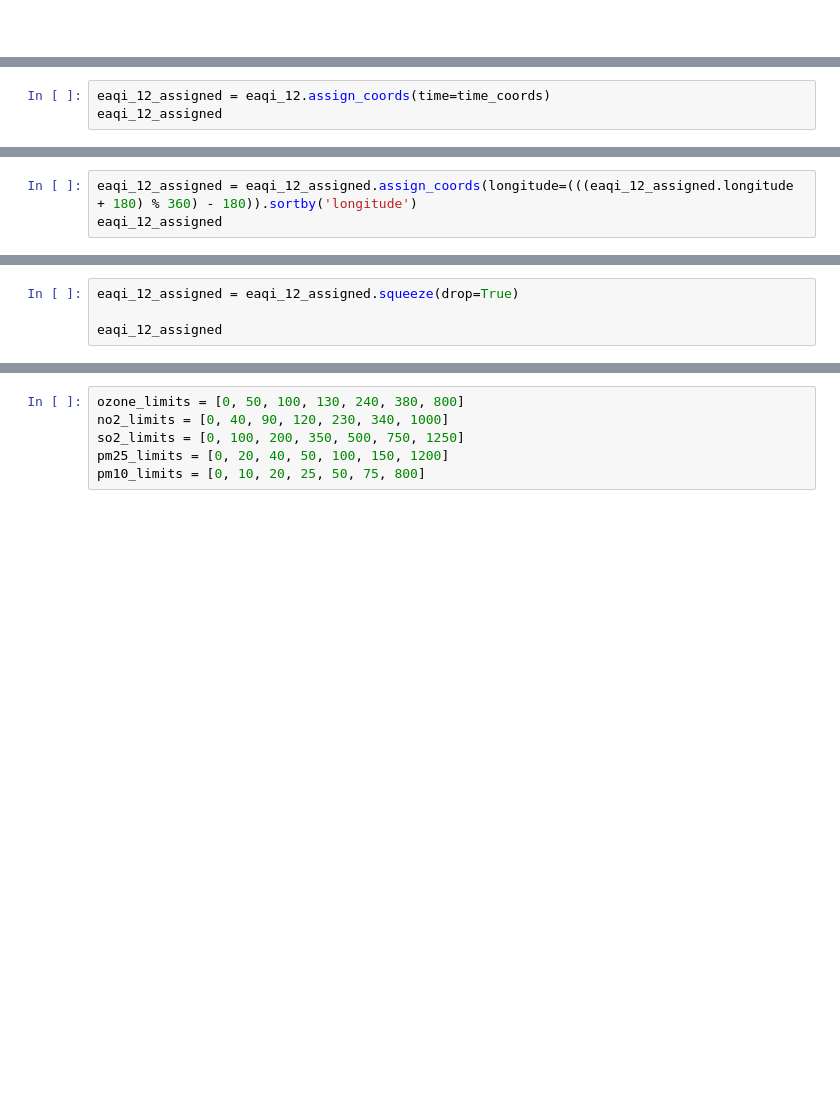
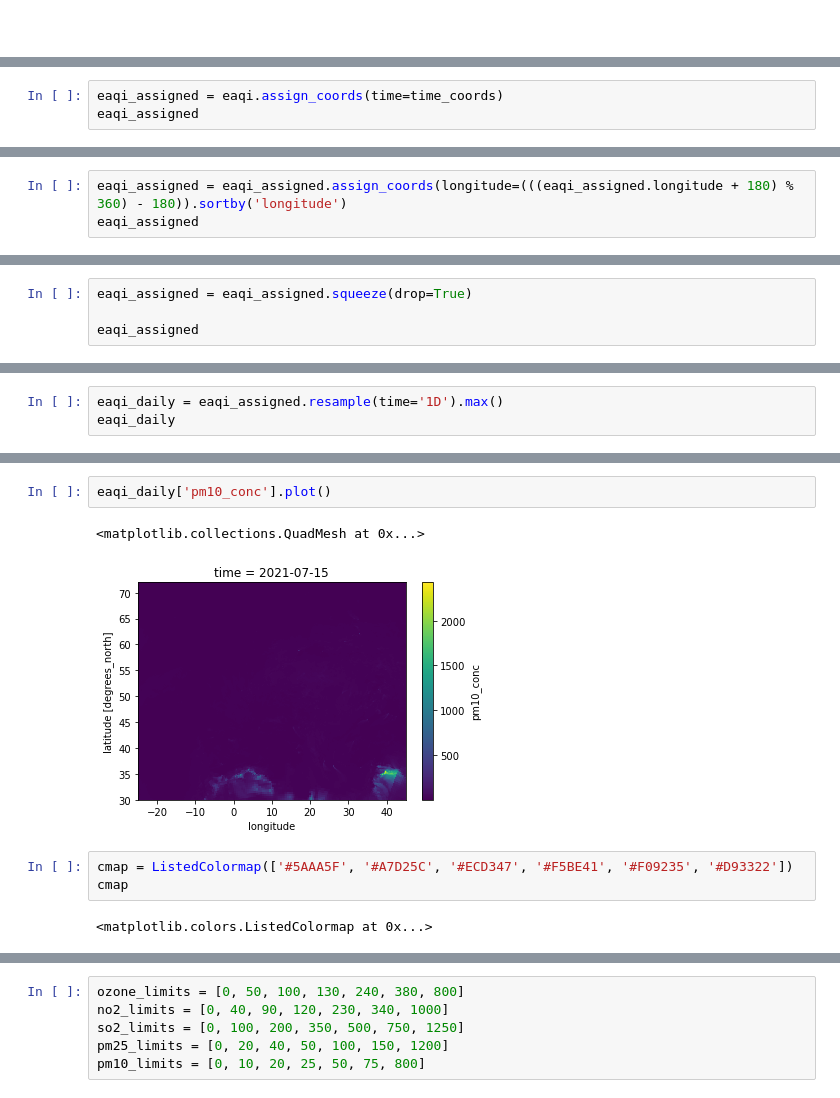
Before and after one commit to ecmwf-projects/copernicus-training, a Jupyter notebook: 215_cams_european_air_quality_index.ipynb, the cells around one changed output, grey strips where cells are left out. Saved outputs shown, nothing was run; the diff lists cells and outputs as text; blank space fills up the shorter version.

```diff
--- a/215_cams_european_air_quality_index.ipynb
+++ b/215_cams_european_air_quality_index.ipynb
@@ -143,5 +228,5 @@ DatetimeIndex(['2020-12-01 00:00:00', '2020-12-01 01:00:00',
 # %%
-eaqi_12_assigned = eaqi_12.assign_coords(time=time_coords)
-eaqi_12_assigned
+eaqi_assigned = eaqi.assign_coords(time=time_coords)
+eaqi_assigned
 # %% [output]
 <xarray.Dataset>
@@ -162,7 +247,7 @@ Data variables:
     summary:      EURAD model hourly ANALYSIS of NO2/O3/PM10/PM25/SO2 concent...
     project:      MACC-RAQ (http://macc-raq.gmes-atmosphere.eu)
 # %%
-eaqi_12_assigned = eaqi_12_assigned.assign_coords(longitude=(((eaqi_12_assigned.longitude + 180) % 360) - 180)).sortby('longitude')
-eaqi_12_assigned
+eaqi_assigned = eaqi_assigned.assign_coords(longitude=(((eaqi_assigned.longitude + 180) % 360) - 180)).sortby('longitude')
+eaqi_assigned
 # %% [output]
 <xarray.Dataset>
@@ -183,8 +268,8 @@ Data variables:
     summary:      EURAD model hourly ANALYSIS of NO2/O3/PM10/PM25/SO2 concent...
     project:      MACC-RAQ (http://macc-raq.gmes-atmosphere.eu)
 # %%
-eaqi_12_assigned = eaqi_12_assigned.squeeze(drop=True)
+eaqi_assigned = eaqi_assigned.squeeze(drop=True)
 
-eaqi_12_assigned
+eaqi_assigned
 # %% [output]
 <xarray.Dataset>
@@ -208,2 +293,5 @@ Attributes:
     summary:      EURAD model hourly ANALYSIS of NO2/O3/PM10/PM25/SO2 concent...
     project:      MACC-RAQ (http://macc-raq.gmes-atmosphere.eu)
+# %%
+eaqi_daily = eaqi_assigned.resample(time='1D').max()
+eaqi_daily
@@ -209,0 +311,10 @@ Attributes:
+# %%
+eaqi_daily['pm10_conc'].plot()
+# %% [output]
+<matplotlib.collections.QuadMesh at 0x...>
+[figure, added]
+# %%
+cmap = ListedColormap(['#5AAA5F', '#A7D25C', '#ECD347', '#F5BE41', '#F09235', '#D93322'])
+cmap
+# %% [output]
+<matplotlib.colors.ListedColormap at 0x...>
```
Also changed, not shown: parts of 49 cells of this notebook, 12 other files.
